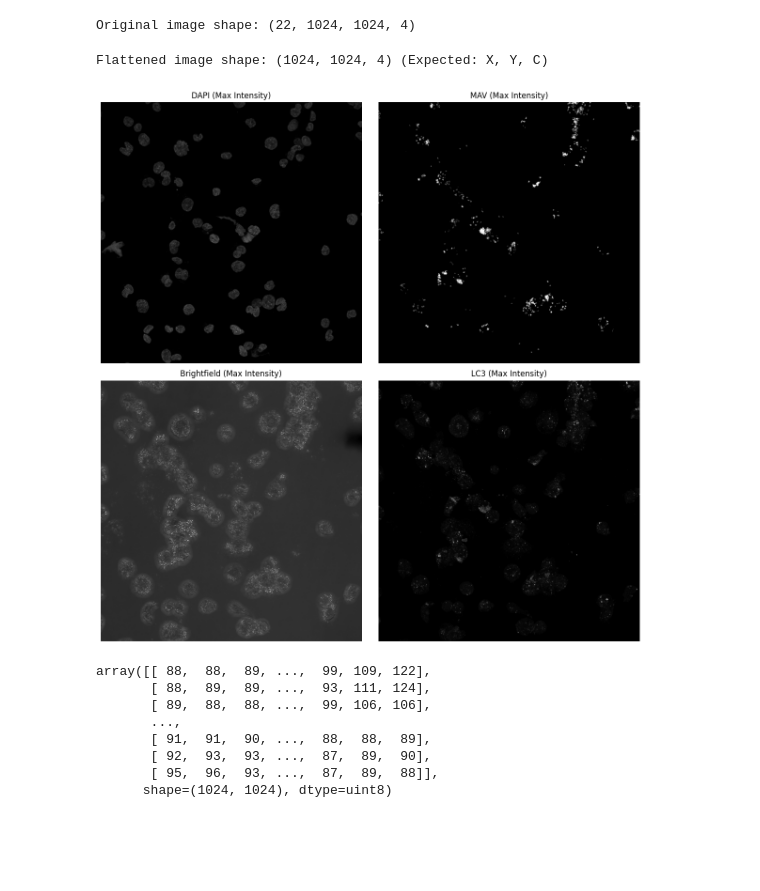
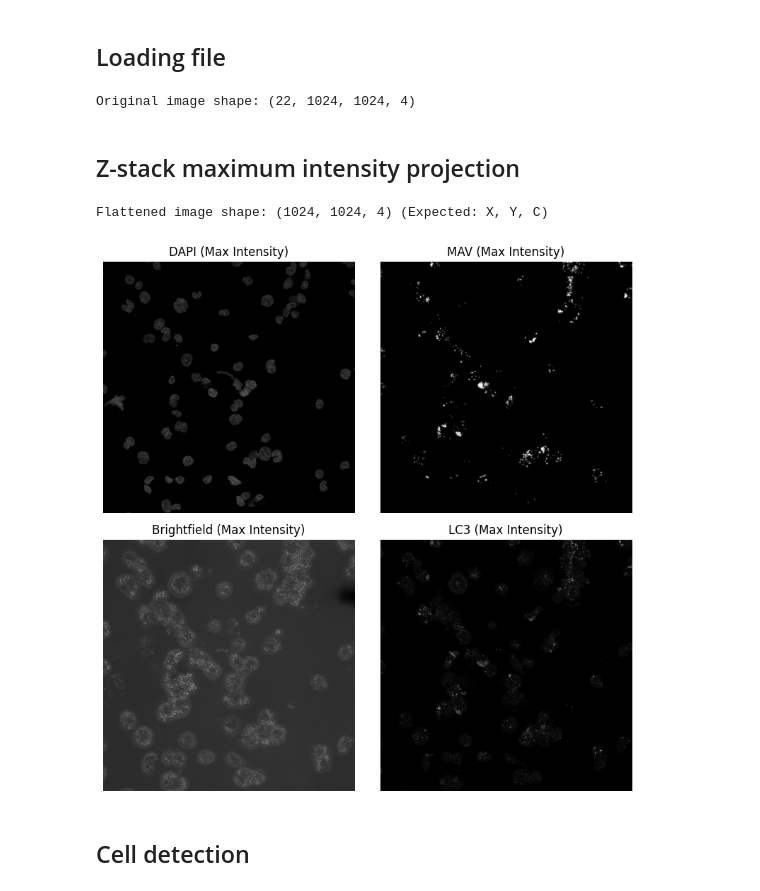
Before and after one commit to ellagiezen/lc3_colocalization, a Jupyter notebook: LC3_MAV_2.ipynb, the cells around one changed output. Drawn from its saved outputs; the diff is of its cells as text; code cells hidden in the pictures; blank space fills up the shorter version.

```diff
--- a/LC3_MAV_2.ipynb
+++ b/LC3_MAV_2.ipynb
@@ -24,8 +25,7 @@ torch version:          2.10.0+cpu
+# %% [markdown]
+## Loading file
 # %%
-# Define your parent directory
-
-# Creation of different directory for outputs
-directory_path = Path("C:/Users/ellag/Meijer Lab/Imaging data/THP-1 cells/tif_files/ULK101/Round 1/1uM/")
+directory_path = Path("/Users/twh/Downloads")
 filename = 'ULK101_1 uM_4.tif'
 
 out = directory_path / "Output"
@@ -39,59 +37,49 @@ image_data = skio.imread(directory_path/filename)
 print(f"Original image shape: {image_data.shape}")
 # %% [output]
 Original image shape: (22, 1024, 1024, 4)
+# %% [markdown]
+## Z-stack maximum intensity projection
+# %%
+mip_image = np.max(image_data, axis=0) # MIP
+
+print(f"Flattened image shape: {mip_image.shape} (Expected: X, Y, C)")
+
+# Extract the channels (C is the last dimension, so we slice the 3rd axis)
+channel_dapi = mip_image[:, :, 0]
+channel_lc3 = mip_image[:, :, 1]
+channel_brightfield = mip_image[:, :, 2]
+channel_mav = mip_image[:, :, 3]
+# %% [output]
+Flattened image shape: (1024, 1024, 4) (Expected: X, Y, C)
 # %%
-# Flatten the Z-stack using Maximum Intensity Projection (MIP)
-# Projecting across the Z dimension (axis 0)
-mip_image = np.max(image_data, axis=0)
-
-print(f"Flattened image shape: {mip_image.shape} (Expected: X, Y, C)")
-
-# Extract the channels (C is the last dimension, so we slice the 3rd axis)
-channel_dapi = mip_image[:, :, 0]
-channel_lc3 = mip_image[:, :, 1]
-channel_brightfield = mip_image[:, :, 2]
-channel_mav = mip_image[:, :, 3]
-
-# Display the flattened channels in a 2x2 grid (No saving to disk)
-fig, axes = plt.subplots(2, 2, figsize=(12, 12))
+fig, axes = plt.subplots(2, 2, figsize=(8, 8))
 ax = axes.ravel()
 
 # DAPI
 ax[0].imshow(channel_dapi, cmap='gray')
 ax[0].set_title('DAPI (Max Intensity)')
 ax[0].axis('off')
 
 # MAV
 ax[1].imshow(channel_mav, cmap='gray')
 ax[1].set_title('MAV (Max Intensity)')
 ax[1].axis('off')
 
 # Brightfield
 ax[2].imshow(channel_brightfield, cmap='gray')
 ax[2].set_title('Brightfield (Max Intensity)')
 ax[2].axis('off')
 
 # LC3
 ax[3].imshow(channel_lc3, cmap='gray')
 ax[3].set_title('LC3 (Max Intensity)')
 ax[3].axis('off')
 
 plt.tight_layout()
-plt.show()
 # %% [output]
-Flattened image shape: (1024, 1024, 4) (Expected: X, Y, C)
-[figure, old version]
+[figure, new version]
-# %%
-channel_brightfield
-# %% [output]
-array([[ 88,  88,  89, ...,  99, 109, 122],
-       [ 88,  89,  89, ...,  93, 111, 124],
-       [ 89,  88,  88, ...,  99, 106, 106],
-       ...,
-       [ 91,  91,  90, ...,  88,  88,  89],
-       [ 92,  93,  93, ...,  87,  89,  90],
-       [ 95,  96,  93, ...,  87,  89,  88]],
-      shape=(1024, 1024), dtype=uint8)
+# %% [markdown]
+## Cell detection
 # %%
 from skimage import exposure
 from skimage.color import label2rgb
```
Also changed, not shown: parts of 19 cells of this notebook, 2 other files.
